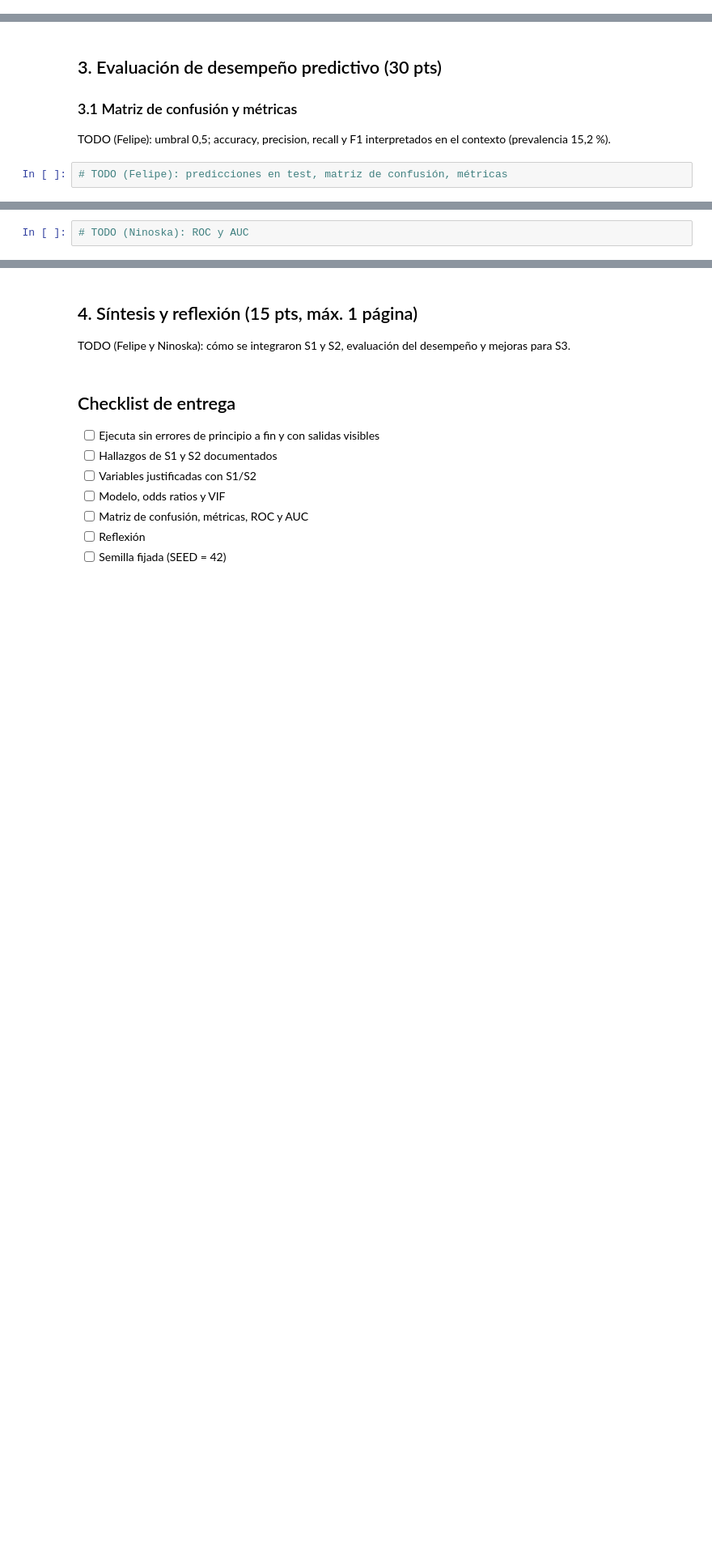
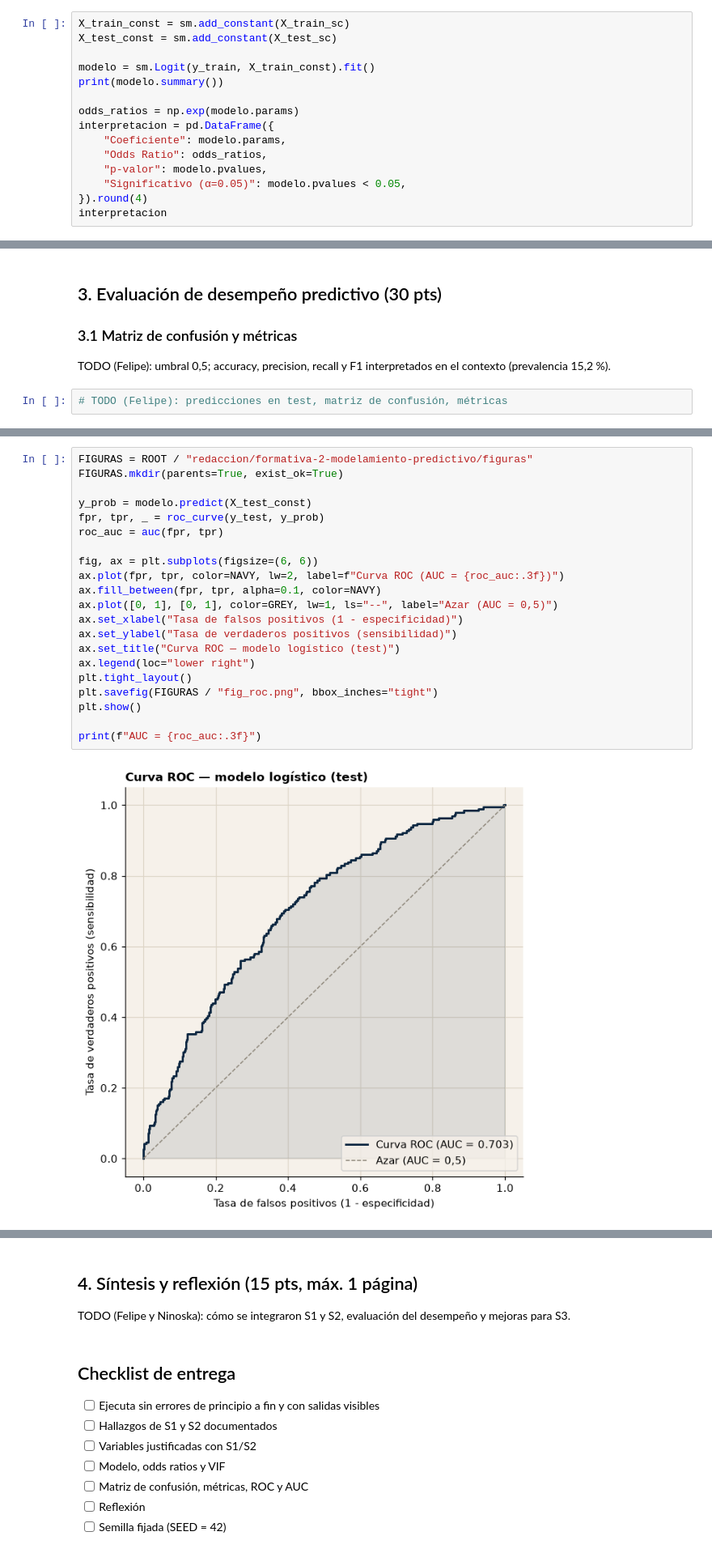
Before and after one commit to fdiaztoro/proyecto-grupo3-mcdi501, a Jupyter notebook: informes/formativa-2-modelamiento-predictivo/Formativa2_FraminghamHeartStudy_Codigo.ipynb, the cells around one changed output, grey strips where cells are left out. Shown at 81% size. Saved outputs shown, nothing was run; the diff lists cells and outputs as text; blank space fills up the shorter version.

Commit message:
F2: ajuste logístico, VIF y curva ROC/AUC (secciones 2.2, 2.3 y 3.2)

```diff
--- a/informes/formativa-2-modelamiento-predictivo/Formativa2_FraminghamHeartStudy_Codigo.ipynb
+++ b/informes/formativa-2-modelamiento-predictivo/Formativa2_FraminghamHeartStudy_Codigo.ipynb
@@ -184,0 +184,15 @@ TODO (Ninoska): resumen del modelo, coeficientes, odds ratios y significancia.
+# %%
+X_train_const = sm.add_constant(X_train_sc)
+X_test_const = sm.add_constant(X_test_sc)
+
+modelo = sm.Logit(y_train, X_train_const).fit()
+print(modelo.summary())
+
+odds_ratios = np.exp(modelo.params)
+interpretacion = pd.DataFrame({
+    "Coeficiente": modelo.params,
+    "Odds Ratio": odds_ratios,
+    "p-valor": modelo.pvalues,
+    "Significativo (α=0.05)": modelo.pvalues < 0.05,
+}).round(4)
+interpretacion
@@ -199,2 +255,23 @@ TODO (Ninoska): curva ROC, AUC e interpretación según los rangos de referencia
 # %%
-# TODO (Ninoska): ROC y AUC
+FIGURAS = ROOT / "redaccion/formativa-2-modelamiento-predictivo/figuras"
+FIGURAS.mkdir(parents=True, exist_ok=True)
+
+y_prob = modelo.predict(X_test_const)
+fpr, tpr, _ = roc_curve(y_test, y_prob)
+roc_auc = auc(fpr, tpr)
+
+fig, ax = plt.subplots(figsize=(6, 6))
+ax.plot(fpr, tpr, color=NAVY, lw=2, label=f"Curva ROC (AUC = {roc_auc:.3f})")
+ax.fill_between(fpr, tpr, alpha=0.1, color=NAVY)
+ax.plot([0, 1], [0, 1], color=GREY, lw=1, ls="--", label="Azar (AUC = 0,5)")
+ax.set_xlabel("Tasa de falsos positivos (1 - especificidad)")
+ax.set_ylabel("Tasa de verdaderos positivos (sensibilidad)")
+ax.set_title("Curva ROC — modelo logístico (test)")
+ax.legend(loc="lower right")
+plt.tight_layout()
+plt.savefig(FIGURAS / "fig_roc.png", bbox_inches="tight")
+plt.show()
+
+print(f"AUC = {roc_auc:.3f}")
+# %% [output]
+[figure, added]
```
Also changed, not shown: parts of 25 cells of this notebook.
